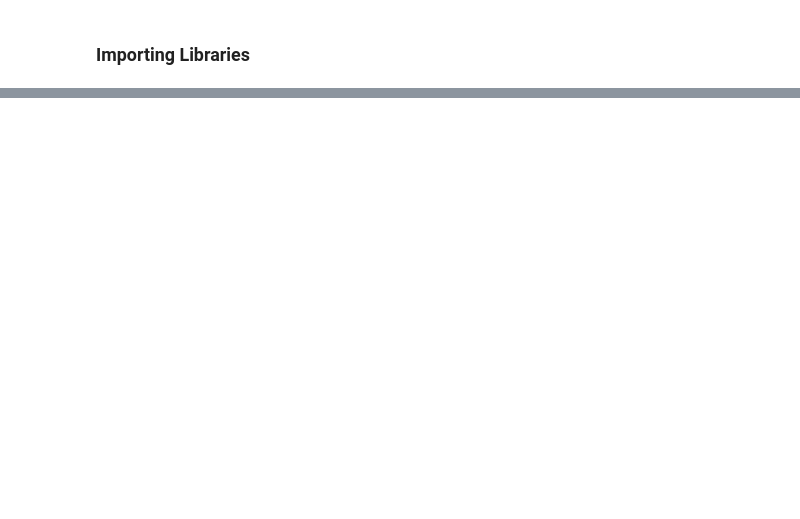
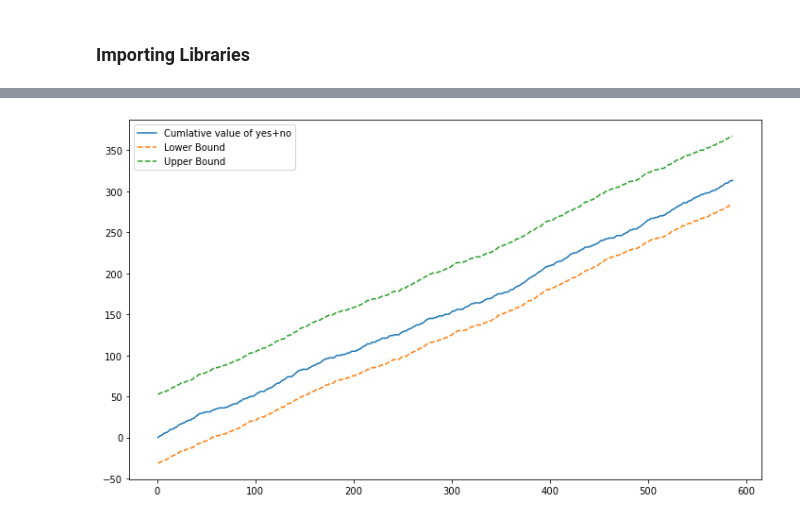
Before and after one commit to abreham-g/AB_Hypothesis_Testing, a Jupyter notebook: NoteBook/AB_sequential_testing.ipynb, the cells around one changed output, grey strips where cells are left out. Drawn from its saved outputs; the diff is of its cells as text; code cells hidden in the pictures; blank space fills up the shorter version.

```diff
--- a/NoteBook/AB_sequential_testing.ipynb
+++ b/NoteBook/AB_sequential_testing.ipynb
@@ -237,0 +226,44 @@ IndentationError: unindent does not match any outer indentation level (<tokenize
+# %%
+class ConditionalSPRT:
+    def __init__(self, x, y, odd_ratio, alpha=0.05, beta=0.1, stop=None):
+        self.x = x
+        self.y = y
+        self.odd_ratio = odd_ratio
+        self.alpha = alpha
+        self.beta = beta
+        self.stop = stop
+    def plotExperiment(self, res):
+        outcome,n, k,l,u,truncated,truncate_decision,x1,r,stats,limits = res
+        lower = limits[:, 0]
+        upper = limits[:,1]
+        fig, ax = plt.subplots(figsize=(12,7))
+        ax.plot(n, x1, label='Cumlative value of yes+no')
+        ax.plot(n, lower, label='Lower Bound', linestyle='--')
+        ax.plot(n, upper, label='Upper Bound', linestyle='--')
+        plt.legend()
+        plt.show()
+    def run(self):
+        res = conditionalSPRT(self.x, self.y, self.odd_ratio,
+                              self.alpha, self.beta,
+                              self.stop)
+        return res
+# %%
+
+alpha = 0.05
+beta = 0.1
+
+st = Seq_Test
+a, b = st.computeBoundaries(alpha = alpha, beta = beta)
+
+##data processing here
+exposed_group,control_group=transform_data(data)
+
+# odd ratio
+odd_ratio=(expo_p/(1-expo_p))/(cont_p /(1-cont_p ))
+# %%
+conditionalSPRTObj = ConditionalSPRT(exposed_group,control_group, odd_ratio, alpha, beta)
+res = conditionalSPRTObj.run()
+# %%
+conditionalSPRTObj.plotExperiment(res)
+# %% [output]
+[figure, added]
```
Also changed, not shown: parts of 7 cells of this notebook.
